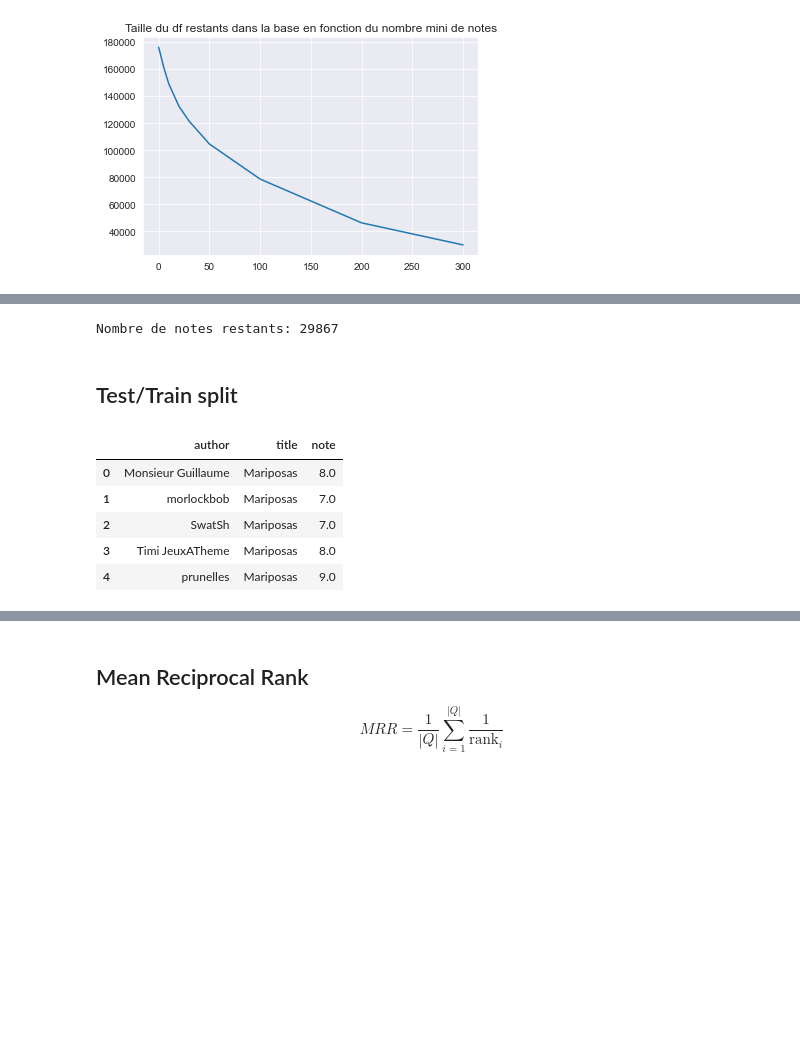
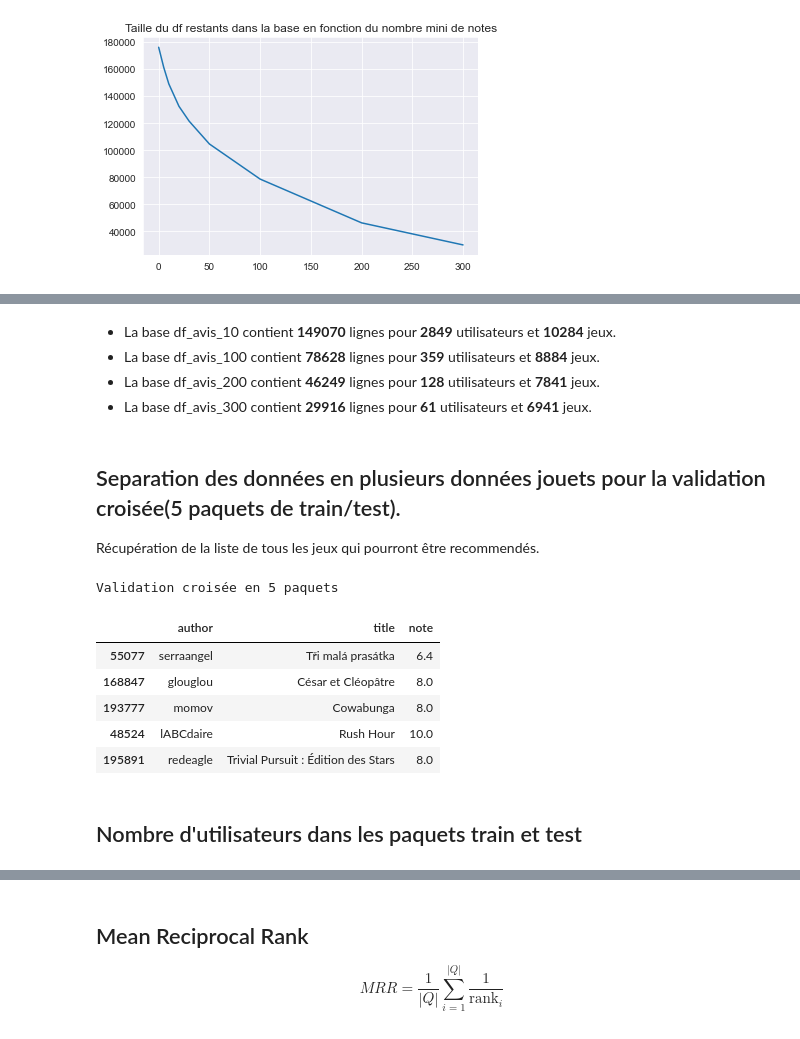
Before and after one commit to N-nolwenn/PLDAC, a Jupyter notebook: seance6/reco2-users-brouillon.ipynb, the cells around one changed output, grey strips where cells are left out. Saved outputs shown, nothing was run; the diff lists cells and outputs as text; code cells hidden in the pictures; blank space fills up the shorter version.

Commit message:
erreurs avec valid crois

```diff
--- a/seance6/reco2-users-brouillon.ipynb
+++ b/seance6/reco2-users-brouillon.ipynb
@@ -153,18 +179,59 @@ df_avis_un.head()
-# %%
-print('Nombre de notes restants:', len(df_avis_un))
-# %% [output]
-Nombre de notes restants: 29867
+# %% [markdown]
+- La base df_avis_10  contient **149070** lignes pour **2849** utilisateurs et **10284** jeux.
+- La base df_avis_100 contient **78628** lignes pour **359** utilisateurs et **8884** jeux.
+- La base df_avis_200 contient **46249** lignes pour **128** utilisateurs et **7841** jeux.
+- La base df_avis_300 contient **29916** lignes pour **61** utilisateurs et **6941** jeux.
 # %% [markdown]
-## Test/Train split
+## Separation des données en plusieurs données jouets pour la validation croisée(5 paquets de train/test).
+Récupération de la liste de tous les jeux qui pourront être recommendés.
 # %%
 
-X_train, X_test = model_selection.train_test_split(df_avis_un, test_size=0.2, random_state=0)
-df_avis.head()
+from sklearn.model_selection import KFold
+
+n_splits = 5
+kf = KFold(n_splits=n_splits)
+
+splits_10 = []
+for train, test in kf.split(df_avis_10):
+  X_train = df_avis_10.iloc[train].copy()
+  X_test  = df_avis_10.iloc[test].copy()
+  jeux_existants = set(X_train["title"].unique()) # ensemble des jeux existants
+  splits_10.append((X_train,X_test,jeux_existants))
+
+splits_100 = []
+for train, test in kf.split(df_avis_100):
+  X_train = df_avis_100.iloc[train].copy()
+  X_test  = df_avis_100.iloc[test].copy()
+  jeux_existants = set(X_train["title"].unique()) # ensemble des jeux existants
+  splits_100.append((X_train,X_test,jeux_existants))
+
+splits_200 = []
+for train, test in kf.split(df_avis_200):
+  X_train = df_avis_200.iloc[train].copy()
+  X_test  = df_avis_200.iloc[test].copy()
+  jeux_existants = set(X_train["title"].unique()) # ensemble des jeux existants
+  splits_200.append((X_train,X_test,jeux_existants))
+
+splits_300 = []
+for train, test in kf.split(df_avis_300):
+  X_train = df_avis_300.iloc[train].copy()
+  X_test  = df_avis_300.iloc[test].copy()
+  jeux_existants = set(X_train["title"].unique()) # ensemble des jeux existants
+  splits_300.append((X_train,X_test,jeux_existants))
+
+print(f"Validation croisée en {len(splits_10)} paquets")
 # %% [output]
-|  | author | title | note |
-| 0 | Monsieur Guillaume | Mariposas | 8.0 |
-| 1 | morlockbob | Mariposas | 7.0 |
-| 2 | SwatSh | Mariposas | 7.0 |
-| 3 | Timi JeuxATheme | Mariposas | 8.0 |
-| 4 | prunelles | Mariposas | 9.0 |
+Validation croisée en 5 paquets
+# %%
+X_train_def, X_test_def = model_selection.train_test_split(df_avis_300, test_size=0.2, random_state=0)
+X_train_def.head()
+# %% [output]
+|  | author | title | note |
+| 55077 | serraangel | Tři malá prasátka | 6.4 |
+| 168847 | glouglou | César et Cléopâtre | 8.0 |
+| 193777 | momov | Cowabunga | 8.0 |
+| 48524 | lABCdaire | Rush Hour | 10.0 |
+| 195891 | redeagle | Trivial Pursuit : Édition des Stars | 8.0 |
+# %% [markdown]
+## Nombre d'utilisateurs dans les paquets train et test
 # %%
```
Also changed, not shown: parts of 47 cells of this notebook.
